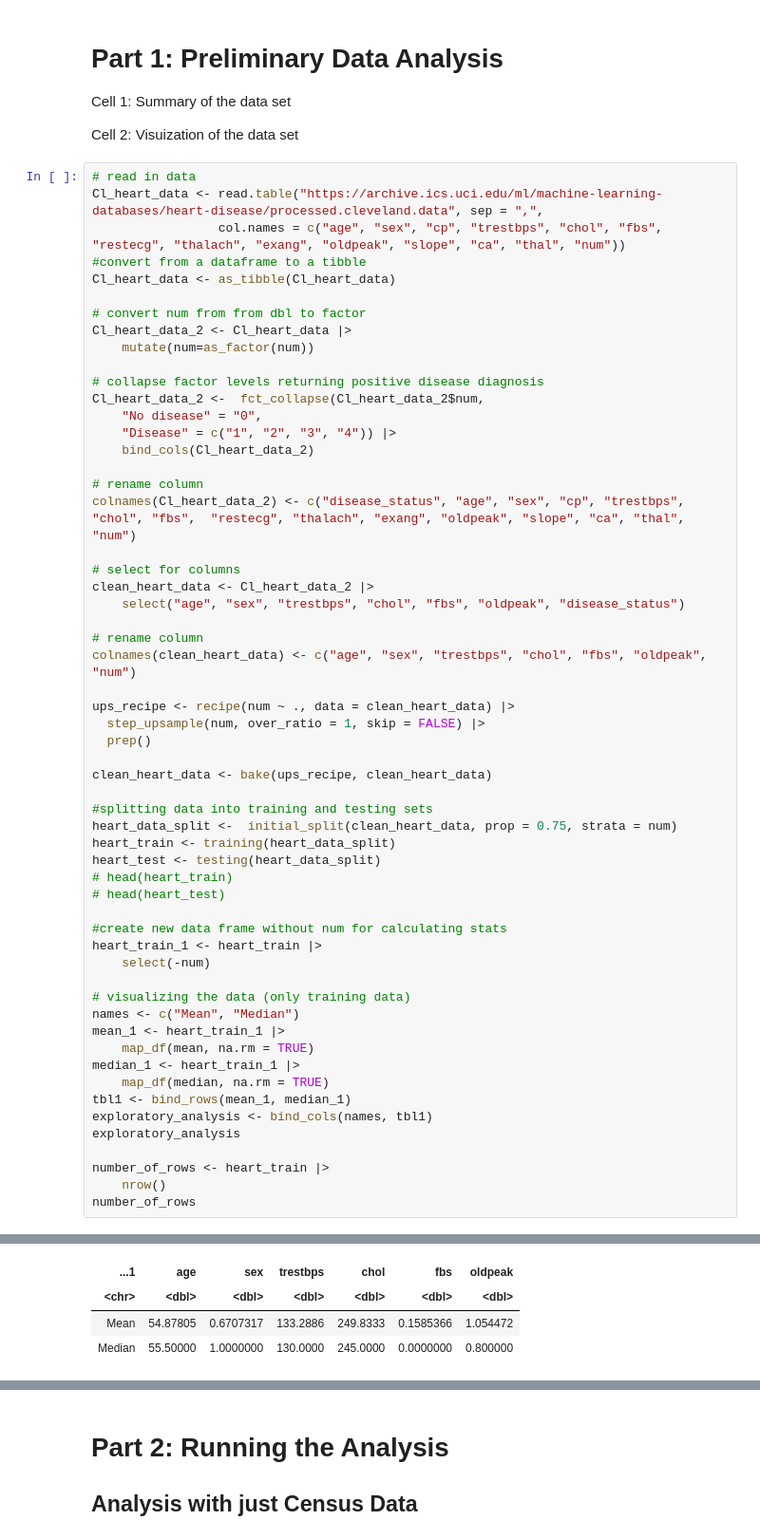
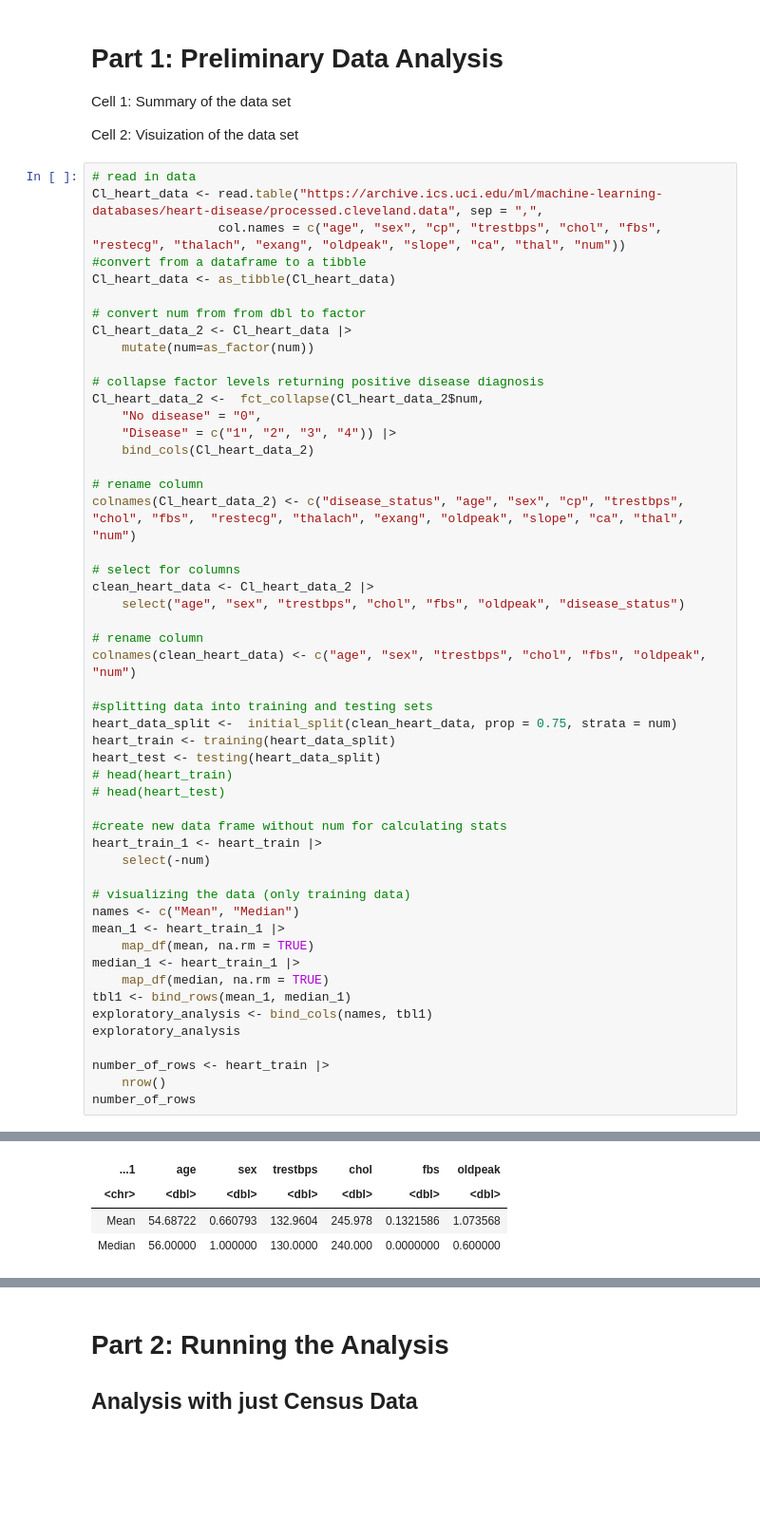
Before and after one commit to Phoebeml/Group20_DSCI100, a Jupyter notebook: Group20Project.ipynb, the cells around one changed output, grey strips where cells are left out. Shown at 95% size. Drawn from its saved outputs; the diff is of its cells as text; blank space fills up the shorter version.

```diff
--- a/Group20Project.ipynb
+++ b/Group20Project.ipynb
@@ -66,43 +53,37 @@ clean_heart_data <- Cl_heart_data_2 |>
 # rename column
 colnames(clean_heart_data) <- c("age", "sex", "trestbps", "chol", "fbs", "oldpeak", "num")
 
-ups_recipe <- recipe(num ~ ., data = clean_heart_data) |>
-  step_upsample(num, over_ratio = 1, skip = FALSE) |>
-  prep()
-
-clean_heart_data <- bake(ups_recipe, clean_heart_data)
-
 #splitting data into training and testing sets
 heart_data_split <-  initial_split(clean_heart_data, prop = 0.75, strata = num)
 heart_train <- training(heart_data_split)
 heart_test <- testing(heart_data_split)
 # head(heart_train)
 # head(heart_test)
 
 #create new data frame without num for calculating stats
 heart_train_1 <- heart_train |>
     select(-num)
 
 # visualizing the data (only training data)
 names <- c("Mean", "Median")
 mean_1 <- heart_train_1 |>
     map_df(mean, na.rm = TRUE)
 median_1 <- heart_train_1 |>
     map_df(median, na.rm = TRUE)
 tbl1 <- bind_rows(mean_1, median_1)
 exploratory_analysis <- bind_cols(names, tbl1)
 exploratory_analysis
 
 number_of_rows <- heart_train |>
     nrow()
 number_of_rows
 # %% [output]
 New names:
 • `` -> `...1`
 New names:
 • `` -> `...1`
 A tibble: 2 × 7
 | ...1 | age | sex | trestbps | chol | fbs | oldpeak |
 | <chr> | <dbl> | <dbl> | <dbl> | <dbl> | <dbl> | <dbl> |
-| Mean | 54.87805 | 0.6707317 | 133.2886 | 249.8333 | 0.1585366 | 1.054472 |
-| Median | 55.50000 | 1.0000000 | 130.0000 | 245.0000 | 0.0000000 | 0.800000 |
+| Mean | 54.68722 | 0.660793 | 132.9604 | 245.978 | 0.1321586 | 1.073568 |
+| Median | 56.00000 | 1.000000 | 130.0000 | 240.000 | 0.0000000 | 0.600000 |
```
Also changed, not shown: parts of 13 cells of this notebook.
